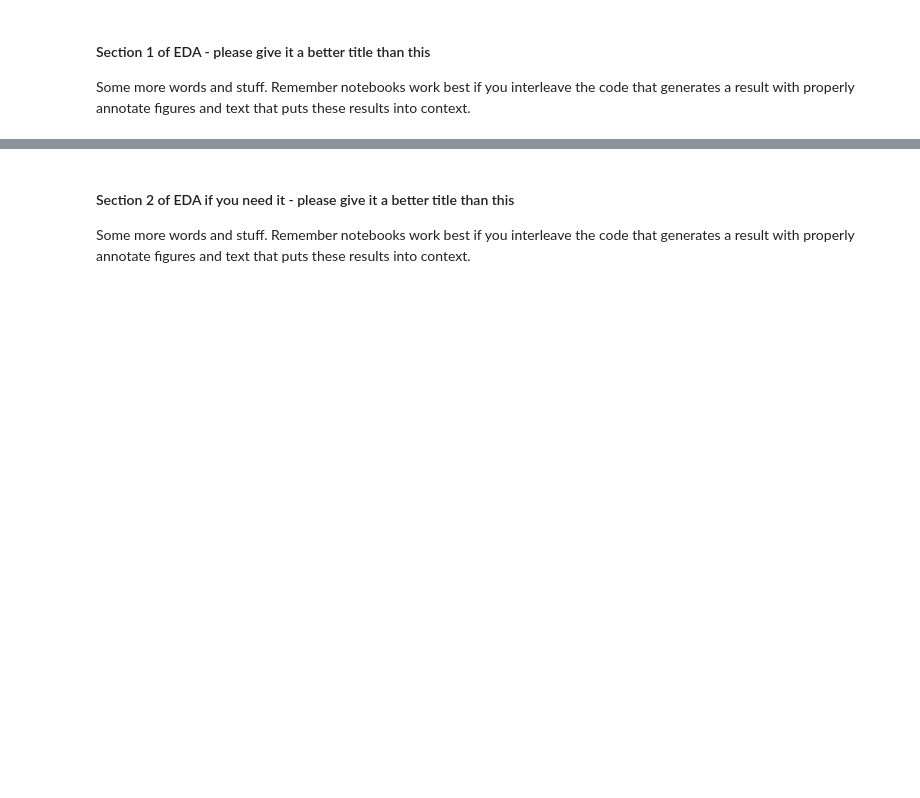
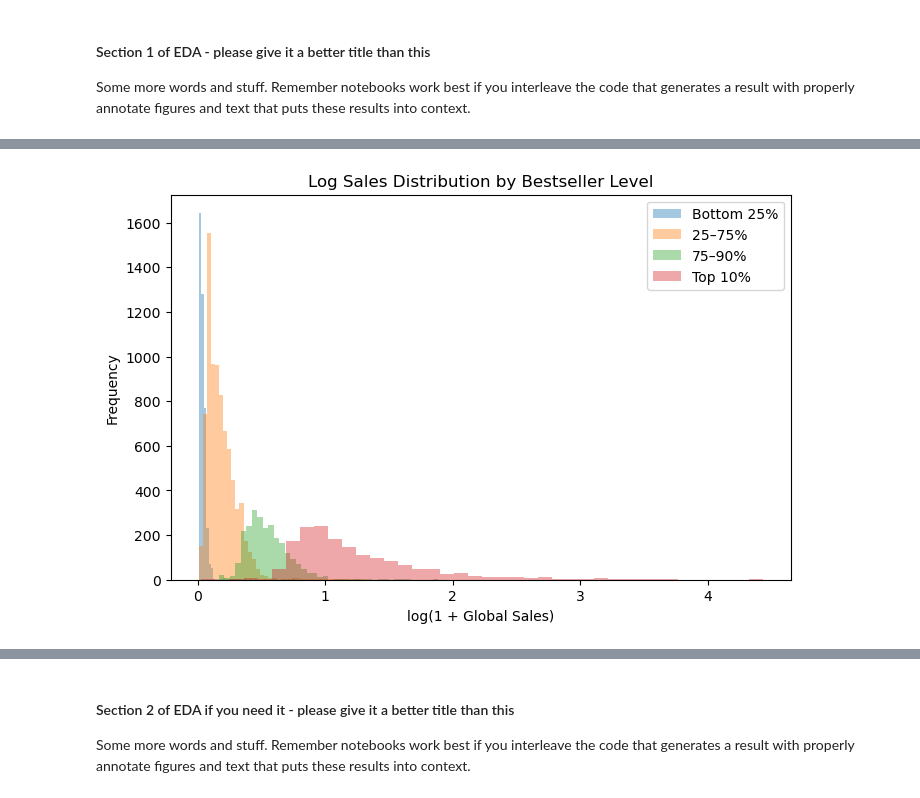
Before and after one commit to COGS108/Group140_WI26, a Jupyter notebook: 02-EDACheckpoint.ipynb, the cells around one changed output, grey strips where cells are left out. Saved outputs shown, nothing was run; the diff lists cells and outputs as text; code cells hidden in the pictures; blank space fills up the shorter version.

```diff
--- a/02-EDACheckpoint.ipynb
+++ b/02-EDACheckpoint.ipynb
@@ -129,0 +290,17 @@ Some more words and stuff.  Remember notebooks work best if you interleave the c
+# %%
+plt.figure(figsize=(8,5))
+
+for level in ["Bottom 25%", "25–75%", "75–90%", "Top 10%"]:
+    subset = df_model[df_model["Bestseller_Level"] == level]
+    plt.hist(np.log1p(subset["Global_Sales"]),
+             bins=40,
+             alpha=0.4,
+             label=level)
+
+plt.legend()
+plt.title("Log Sales Distribution by Bestseller Level")
+plt.xlabel("log(1 + Global Sales)")
+plt.ylabel("Frequency")
+plt.show()
+# %% [output]
+[figure, added]
```
Also changed, not shown: parts of 26 cells of this notebook.
